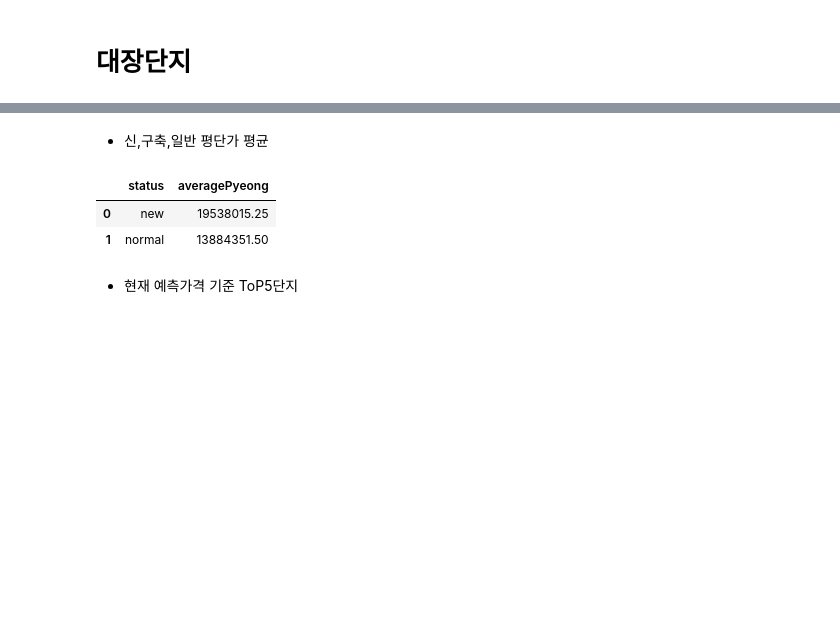
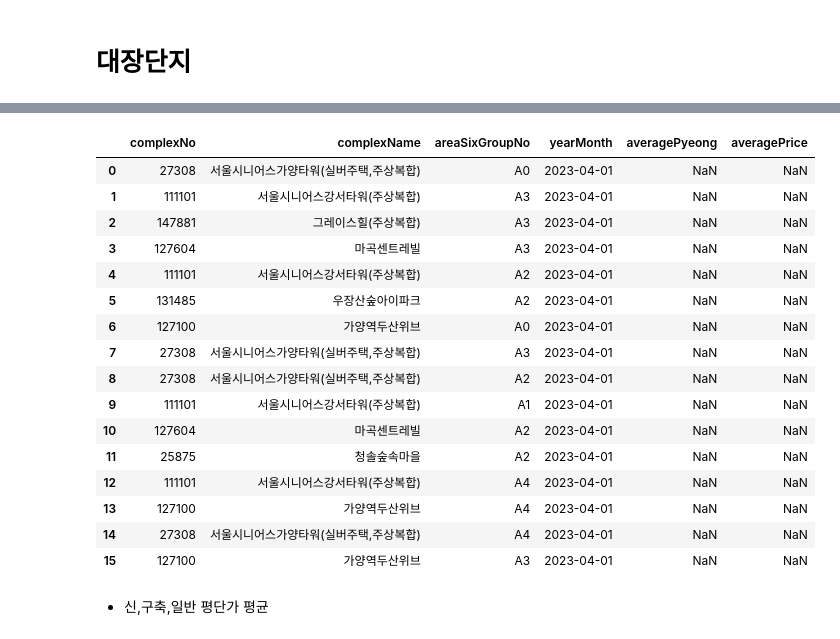
Before and after one commit to ljs7463/prop-tech, a Jupyter notebook: 부동산 보고서 프로젝트/report.ipynb, the cells around one changed output, grey strips where cells are left out. Drawn from its saved outputs; the diff is of its cells as text; code cells hidden in the pictures; blank space fills up the shorter version.

```diff
--- a/부동산 보고서 프로젝트/report.ipynb
+++ b/부동산 보고서 프로젝트/report.ipynb
@@ -404,10 +363,23 @@ df_result
+# %%
+# 거래가 한번도 없어서 추정하지 못하는 단지
+df_sigungu.loc[(df_sigungu['yearMonth']=='2023-04-01')&(df_sigungu['averagePyeong'].isna()),['complexNo','complexName','areaSixGroupNo','yearMonth','averagePyeong','averagePrice']].sort_values(by = 'averagePyeong',ascending =False).reset_index(drop =True)
+# %% [output]
+|  | complexNo | complexName | areaSixGroupNo | yearMonth | averagePyeong | averagePrice |
+| 0 | 27308 | 서울시니어스가양타워(실버주택,주상복합) | A0 | 2023-04-01 | NaN | NaN |
+| 1 | 111101 | 서울시니어스강서타워(주상복합) | A3 | 2023-04-01 | NaN | NaN |
+| 2 | 147881 | 그레이스힐(주상복합) | A3 | 2023-04-01 | NaN | NaN |
+| 3 | 127604 | 마곡센트레빌 | A3 | 2023-04-01 | NaN | NaN |
+| 4 | 111101 | 서울시니어스강서타워(주상복합) | A2 | 2023-04-01 | NaN | NaN |
+| 5 | 131485 | 우장산숲아이파크 | A2 | 2023-04-01 | NaN | NaN |
+| 6 | 127100 | 가양역두산위브 | A0 | 2023-04-01 | NaN | NaN |
+| 7 | 27308 | 서울시니어스가양타워(실버주택,주상복합) | A3 | 2023-04-01 | NaN | NaN |
+| 8 | 27308 | 서울시니어스가양타워(실버주택,주상복합) | A2 | 2023-04-01 | NaN | NaN |
+| 9 | 111101 | 서울시니어스강서타워(주상복합) | A1 | 2023-04-01 | NaN | NaN |
+| 10 | 127604 | 마곡센트레빌 | A2 | 2023-04-01 | NaN | NaN |
+| 11 | 25875 | 청솔숲속마을 | A2 | 2023-04-01 | NaN | NaN |
+| 12 | 111101 | 서울시니어스강서타워(주상복합) | A4 | 2023-04-01 | NaN | NaN |
+| 13 | 127100 | 가양역두산위브 | A4 | 2023-04-01 | NaN | NaN |
+| 14 | 27308 | 서울시니어스가양타워(실버주택,주상복합) | A4 | 2023-04-01 | NaN | NaN |
+| 15 | 127100 | 가양역두산위브 | A3 | 2023-04-01 | NaN | NaN |
 # %% [markdown]
 - 신,구축,일반 평단가 평균
-# %%
-df_bdong_trading[df_bdong_trading['yearMonth']=='2023-03-01'].groupby('status')['averagePyeong'].mean().reset_index()
-# %% [output]
-|  | status | averagePyeong |
-| 0 | new | 19538015.25 |
-| 1 | normal | 13884351.50 |
-# %% [markdown]
-- 현재 예측가격 기준 ToP5단지
```
Also changed, not shown: parts of 32 cells of this notebook.
